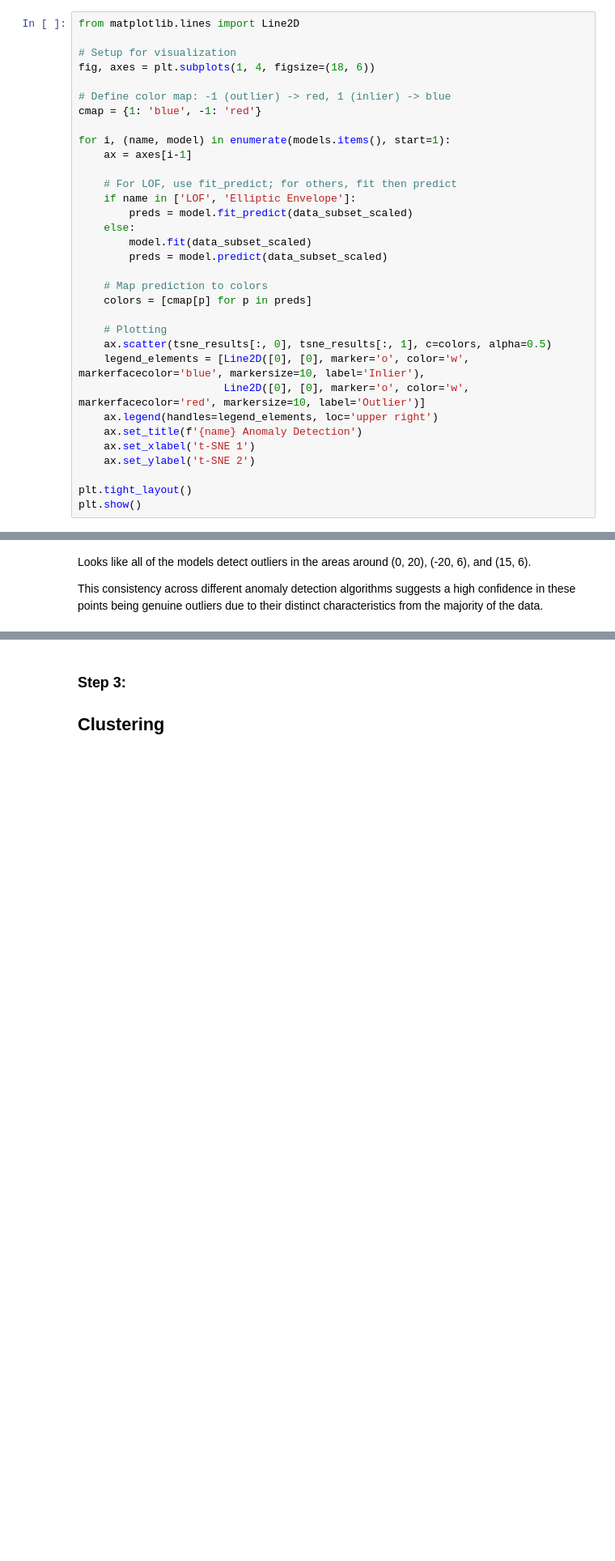
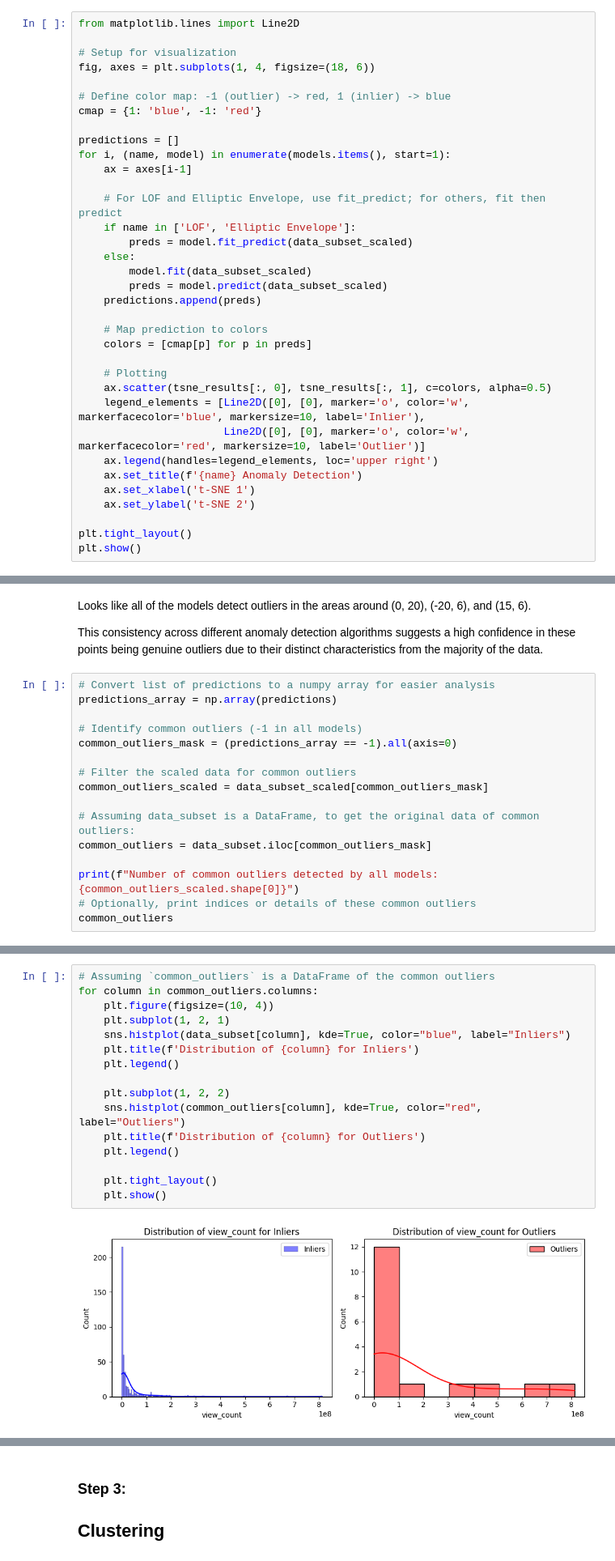
Before and after one commit to idokapel/Advanced-Machine-Learning-Final-Project, a Jupyter notebook: youtube_project.ipynb, the cells around one changed output, grey strips where cells are left out. Shown at 81% size. Cells and saved outputs as stored; diff of their text form; blank space fills up the shorter version.

```diff
--- a/youtube_project.ipynb
+++ b/youtube_project.ipynb
@@ -230,15 +230,17 @@ fig, axes = plt.subplots(1, 4, figsize=(18, 6))
 # Define color map: -1 (outlier) -> red, 1 (inlier) -> blue
 cmap = {1: 'blue', -1: 'red'}
 
+predictions = []
 for i, (name, model) in enumerate(models.items(), start=1):
     ax = axes[i-1]
 
-    # For LOF, use fit_predict; for others, fit then predict
+    # For LOF and Elliptic Envelope, use fit_predict; for others, fit then predict
     if name in ['LOF', 'Elliptic Envelope']:
         preds = model.fit_predict(data_subset_scaled)
     else:
         model.fit(data_subset_scaled)
         preds = model.predict(data_subset_scaled)
+    predictions.append(preds)
 
     # Map prediction to colors
     colors = [cmap[p] for p in preds]
@@ -260,3 +262,19 @@ plt.show()
 Looks like all of the models detect outliers in the areas around (0, 20), (-20, 6), and (15, 6).
 
 This consistency across different anomaly detection algorithms suggests a high confidence in these points being genuine outliers due to their distinct characteristics from the majority of the data.
+# %%
+# Convert list of predictions to a numpy array for easier analysis
+predictions_array = np.array(predictions)
+
+# Identify common outliers (-1 in all models)
+common_outliers_mask = (predictions_array == -1).all(axis=0)
+
+# Filter the scaled data for common outliers
+common_outliers_scaled = data_subset_scaled[common_outliers_mask]
+
+# Assuming data_subset is a DataFrame, to get the original data of common outliers:
+common_outliers = data_subset.iloc[common_outliers_mask]
+
+print(f"Number of common outliers detected by all models: {common_outliers_scaled.shape[0]}")
+# Optionally, print indices or details of these common outliers
+common_outliers
@@ -262,0 +302,18 @@ This consistency across different anomaly detection algorithms suggests a high c
+# %%
+# Assuming `common_outliers` is a DataFrame of the common outliers
+for column in common_outliers.columns:
+    plt.figure(figsize=(10, 4))
+    plt.subplot(1, 2, 1)
+    sns.histplot(data_subset[column], kde=True, color="blue", label="Inliers")
+    plt.title(f'Distribution of {column} for Inliers')
+    plt.legend()
+
+    plt.subplot(1, 2, 2)
+    sns.histplot(common_outliers[column], kde=True, color="red", label="Outliers")
+    plt.title(f'Distribution of {column} for Outliers')
+    plt.legend()
+
+    plt.tight_layout()
+    plt.show()
+# %% [output]
+[figure, added]
```
Also changed, not shown: parts of 11 cells of this notebook.
